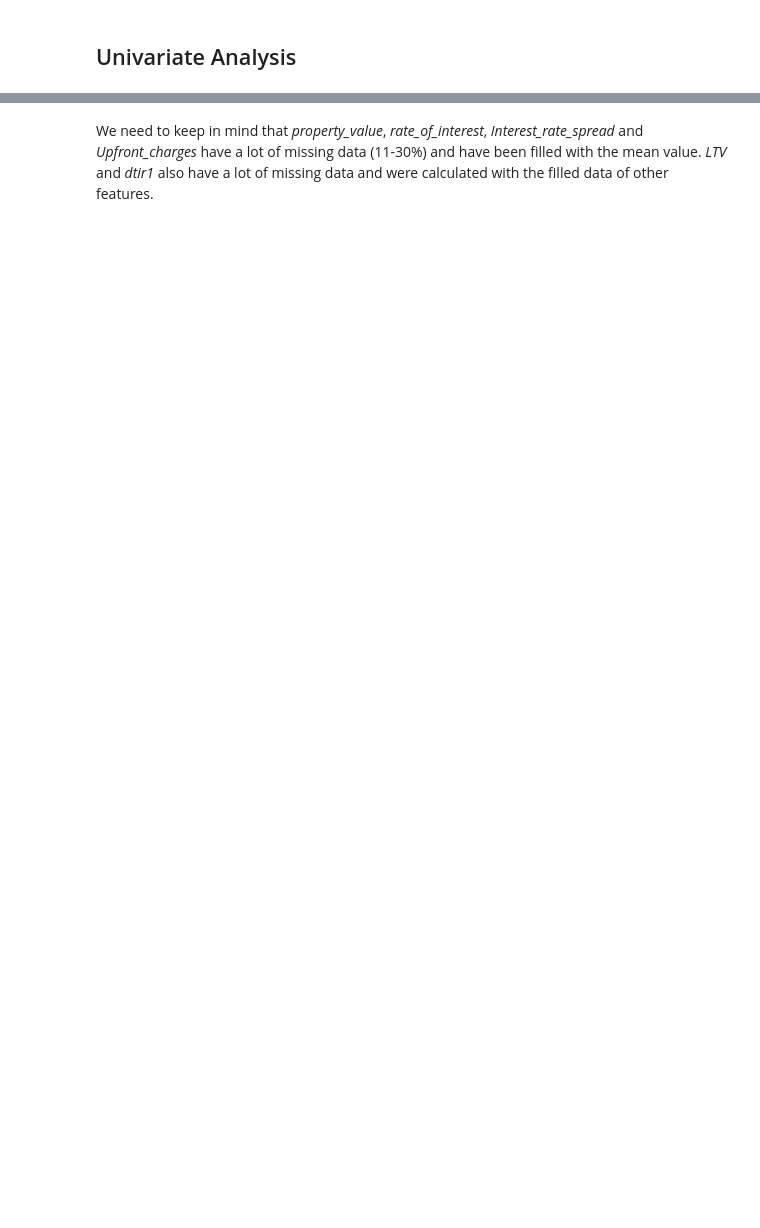
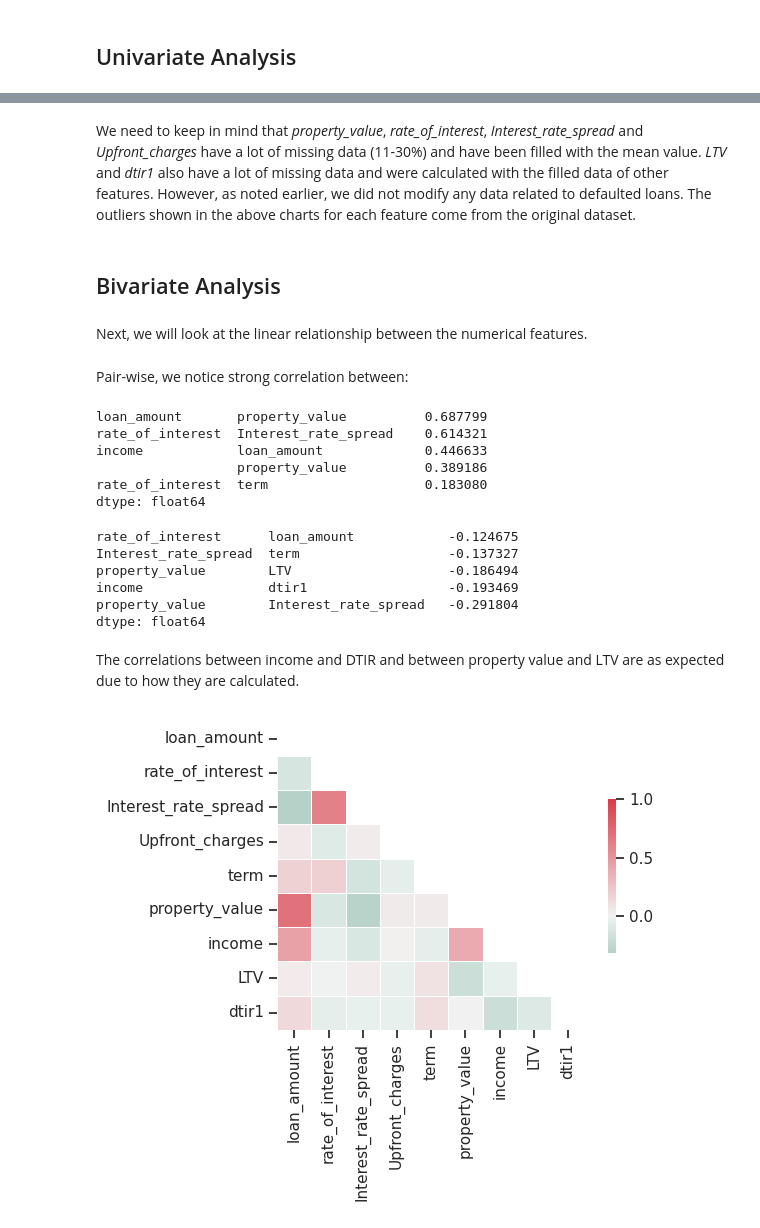
Before and after one commit to Hoale2908/Data_Preprocessing_for_Mortgage_Loan_Default_Prediction, a Jupyter notebook: model.ipynb, the cells around one changed output, grey strips where cells are left out. Saved outputs shown, nothing was run; the diff lists cells and outputs as text; code cells hidden in the pictures; blank space fills up the shorter version.

```diff
--- a/model.ipynb
+++ b/model.ipynb
@@ -244,5 +249,5 @@ f2 = plt.figure(figsize=(24,8))
 for col in input_2:
     i = input_2.index(col) + 1
     ax = f2.add_subplot(2,2,i)
-    g2 = sns.boxplot(loan, x=col, y='Status', width=.6, orient='h')
+    g2 = sns.histplot(loan, x=loan[col], legend=True, hue='Status', multiple='stack', bins=200)
 # %% [output]
@@ -254,5 +259,5 @@ f3 = plt.figure(figsize=(24,8))
 for col in input_3:
     i = input_3.index(col) + 1
     ax = f3.add_subplot(2,2,i)
-    g3 = sns.boxplot(loan, x=col, y='Status', width=.6, orient='h')
+    g2 = sns.histplot(loan, x=loan[col], legend=True, hue='Status', multiple='stack', )
 # %% [output]
@@ -260,2 +265,47 @@ for col in input_3:
 # %% [markdown]
-We need to keep in mind that *property_value*, *rate_of_interest*, *Interest_rate_spread* and *Upfront_charges* have a lot of missing data (11-30%) and have been filled with the mean value. *LTV* and *dtir1* also have a lot of missing data and were calculated with the filled data of other features.
+We need to keep in mind that *property_value*, *rate_of_interest*, *Interest_rate_spread* and *Upfront_charges* have a lot of missing data (11-30%) and have been filled with the mean value. *LTV* and *dtir1* also have a lot of missing data and were calculated with the filled data of other features. However, as noted earlier, we did not modify any data related to defaulted loans. The outliers shown in the above charts for each feature come from the original dataset.
+# %% [markdown]
+## Bivariate Analysis
+# %% [markdown]
+Next, we will look at the linear relationship between the numerical features.
+# %%
+num_var = []
+
+for col in loan.columns:
+    if loan[col].dtypes != object:
+        num_var.append(col)
+
+corr = loan[num_var].corr()
+# %% [markdown]
+Pair-wise, we notice strong correlation between:
+# %%
+corr.unstack().sort_values(ascending=False, kind="quicksort").drop_duplicates()[1:6]
+# %% [output]
+loan_amount       property_value          0.687799
+rate_of_interest  Interest_rate_spread    0.614321
+income            loan_amount             0.446633
+                  property_value          0.389186
+rate_of_interest  term                    0.183080
+dtype: float64
+# %%
+corr.unstack().sort_values(ascending=False, kind="quicksort").drop_duplicates()[-6:-1]
+# %% [output]
+rate_of_interest      loan_amount            -0.124675
+Interest_rate_spread  term                   -0.137327
+property_value        LTV                    -0.186494
+income                dtir1                  -0.193469
+property_value        Interest_rate_spread   -0.291804
+dtype: float64
+# %% [markdown]
+The correlations between income and DTIR and between property value and LTV are as expected due to how they are calculated.
+# %%
+# Visualization of correlations using a heatmap
+
+mask = np.triu(np.ones_like(corr, dtype=bool))
+f, ax = plt.subplots(figsize=(6, 4))
+cmap = sns.diverging_palette(-200, 10, as_cmap=True)
+sns.heatmap(corr, mask=mask, cmap=cmap, vmax=1, center=0,
+            square=True, linewidths=.5, cbar_kws={"shrink": .5})
+plt.show()
+# %% [output]
+[figure, added]
```
Also changed, not shown: parts of 20 cells of this notebook.
